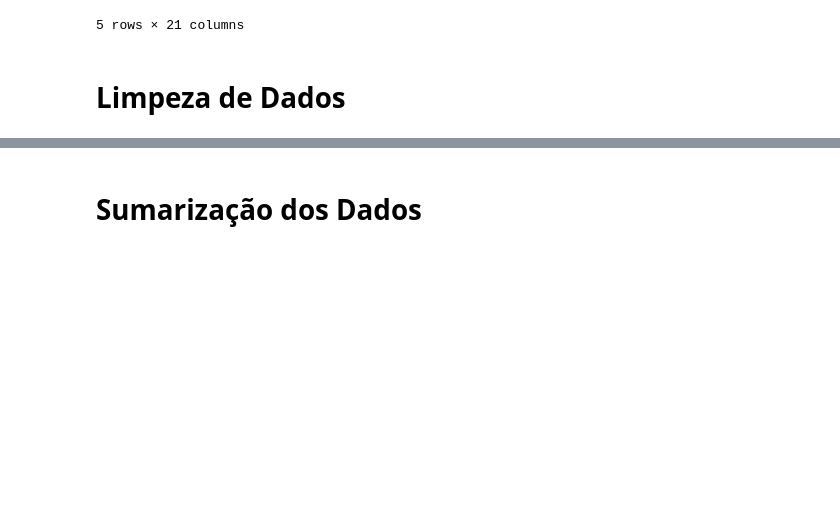
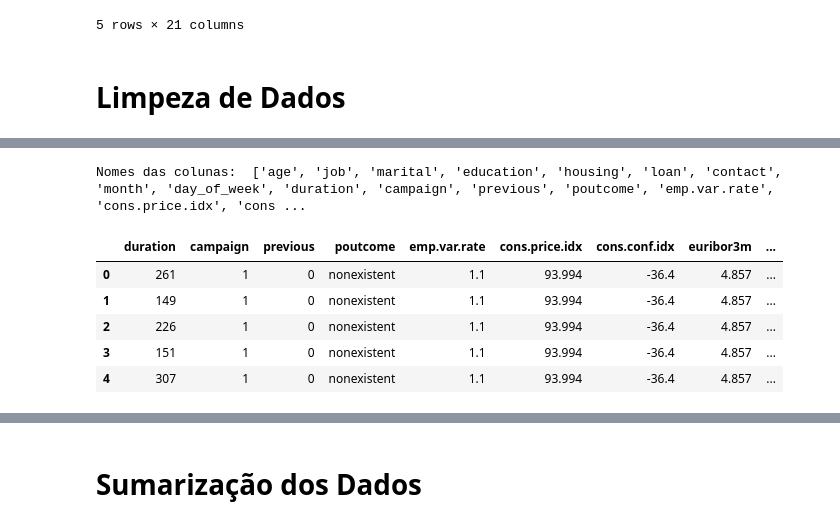
Before and after one commit to bruno-marcelino10/projeto-icd-ufmg, a Jupyter notebook: notebook/EDA.ipynb, the cells around one changed output, grey strips where cells are left out. Saved outputs shown, nothing was run; the diff lists cells and outputs as text; code cells hidden in the pictures; blank space fills up the shorter version.

```diff
--- a/notebook/EDA.ipynb
+++ b/notebook/EDA.ipynb
@@ -109,0 +171,12 @@ v.dropna(inplace=True)
+# %%
+print("Nomes das colunas: ", list(df.columns))
+df.iloc[:, 9:19].head() # Colunas numéricas
+# fazer analises
+# %% [output]
+Nomes das colunas:  ['age', 'job', 'marital', 'education', 'housing', 'loan', 'contact', 'month', 'day_of_week', 'duration', 'campaign', 'previous', 'poutcome', 'emp.var.rate', 'cons.price.idx', 'cons ...
+|  | duration | campaign | previous | poutcome | emp.var.rate | cons.price.idx | cons.conf.idx | euribor3m | ... |
+| 0 | 261 | 1 | 0 | nonexistent | 1.1 | 93.994 | -36.4 | 4.857 | ... |
+| 1 | 149 | 1 | 0 | nonexistent | 1.1 | 93.994 | -36.4 | 4.857 | ... |
+| 2 | 226 | 1 | 0 | nonexistent | 1.1 | 93.994 | -36.4 | 4.857 | ... |
+| 3 | 151 | 1 | 0 | nonexistent | 1.1 | 93.994 | -36.4 | 4.857 | ... |
+| 4 | 307 | 1 | 0 | nonexistent | 1.1 | 93.994 | -36.4 | 4.857 | ... |
```
Also changed, not shown: parts of 20 cells of this notebook.
